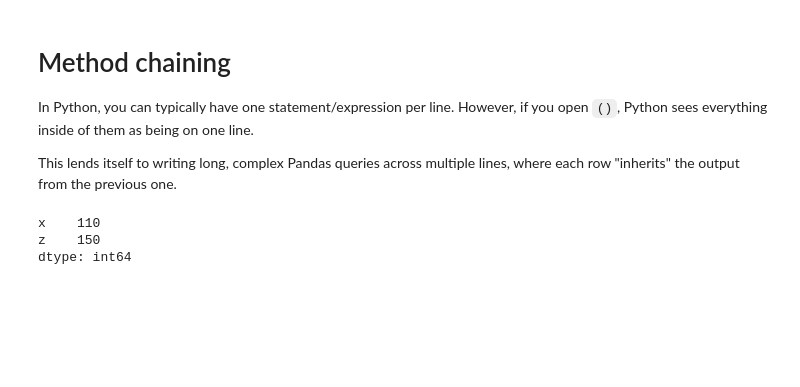
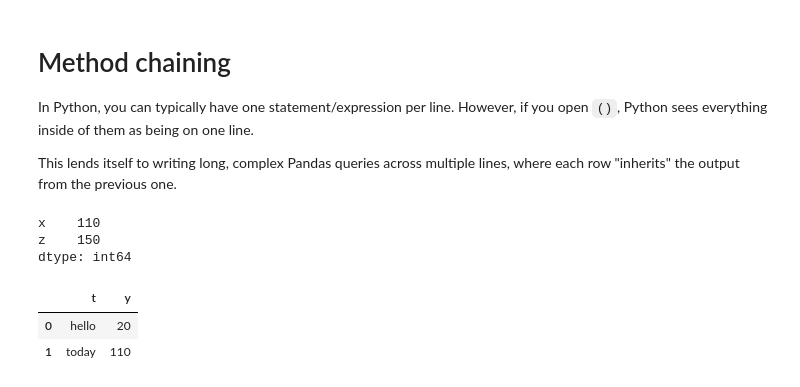
Before and after one commit to reuven/OReilly-PythonData-2026-06, a Jupyter notebook: OReilly-PythonData-2026-06-15.ipynb, the cells around one changed output. Drawn from its saved outputs; the diff is of its cells as text; code cells hidden in the pictures; blank space fills up the shorter version.

```diff
--- a/OReilly-PythonData-2026-06-15.ipynb
+++ b/OReilly-PythonData-2026-06-15.ipynb
@@ -596,3 +596,18 @@ This lends itself to writing long, complex Pandas queries across multiple lines,
 x    110
 z    150
 dtype: int64
+# %%
+# if you do set the index permanently (by assigning to a variable), you can also
+# invoke reset_index, and turn the index back into a regular column
+
+(
+    df
+    .set_index('t')
+    .loc[['hello', 'today']]
+    .reset_index()
+    [['t', 'y']]
+)
+# %% [output]
+|  | t | y |
+| 0 | hello | 20 |
+| 1 | today | 110 |
```
